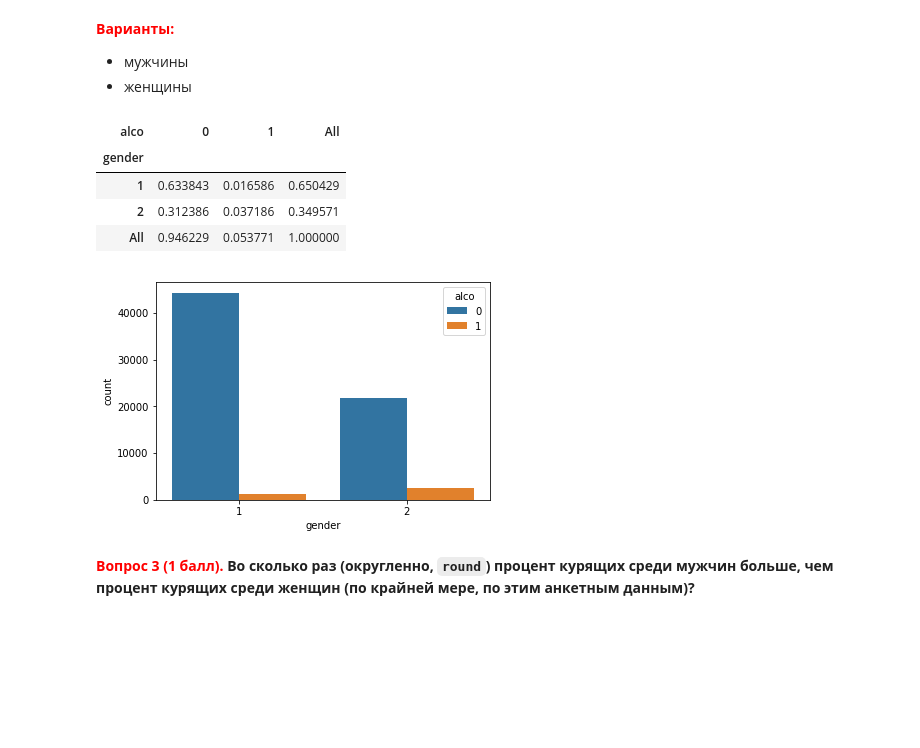
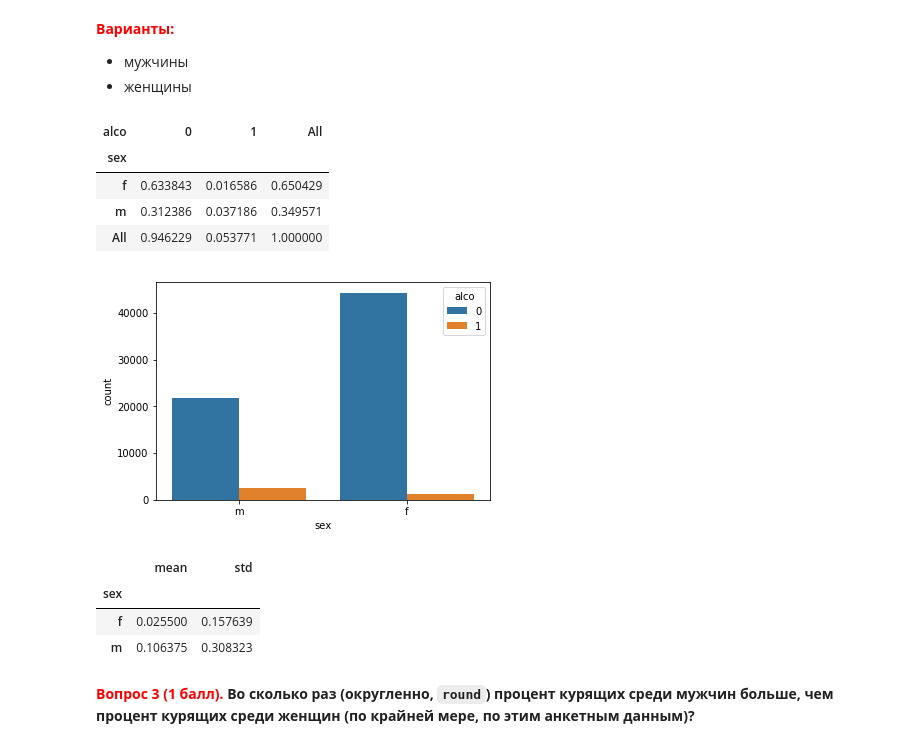
Before and after one commit to Rattenkrieg/mlcourse_open, a Jupyter notebook: jupyter_russian/homeworks/hw1_session3_data_analysis_pandas.ipynb, the cells around one changed output. Drawn from its saved outputs; the diff is of its cells as text; code cells hidden in the pictures; blank space fills up the shorter version.

```diff
--- a/jupyter_russian/homeworks/hw1_session3_data_analysis_pandas.ipynb
+++ b/jupyter_russian/homeworks/hw1_session3_data_analysis_pandas.ipynb
@@ -107,0 +111,5 @@ Name: gender, dtype: int64
+# %%
+df['sex'] = df['gender'].map(lambda x: 'm' if x == 2 else 'f')
+
+
+df['sex'].value_counts()
@@ -113,16 +125,23 @@ Name: gender, dtype: int64
 - женщины
 # %%
 
-sns.countplot(x='gender', hue='alco', data=df);
+sns.countplot(x='sex', hue='alco', data=df);
 
-pd.crosstab(df['gender'], df['alco'], normalize=True, margins=True)
+pd.crosstab(df['sex'], df['alco'], normalize=True, margins=True)
 # %% [output]
 | alco | 0 | 1 | All |
-| gender |  |  |  |
-| 1 | 0.633843 | 0.016586 | 0.650429 |
-| 2 | 0.312386 | 0.037186 | 0.349571 |
+| sex |  |  |  |
+| f | 0.633843 | 0.016586 | 0.650429 |
+| m | 0.312386 | 0.037186 | 0.349571 |
 | All | 0.946229 | 0.053771 | 1.000000 |
-[figure, old version]
+[figure, new version]
+# %%
+df.groupby(['sex'])['alco'].agg([np.mean, np.std])
+# %% [output]
+|  | mean | std |
+| sex |  |  |
+| f | 0.025500 | 0.157639 |
+| m | 0.106375 | 0.308323 |
 # %% [markdown]
 **<font color='red'>Вопрос 3 (1 балл).</font> Во сколько раз (округленно, `round`) процент курящих среди мужчин больше, чем процент курящих среди женщин (по крайней мере, по этим анкетным данным)?**
 # %% [markdown]
```
Also changed, not shown: parts of 9 cells of this notebook.
